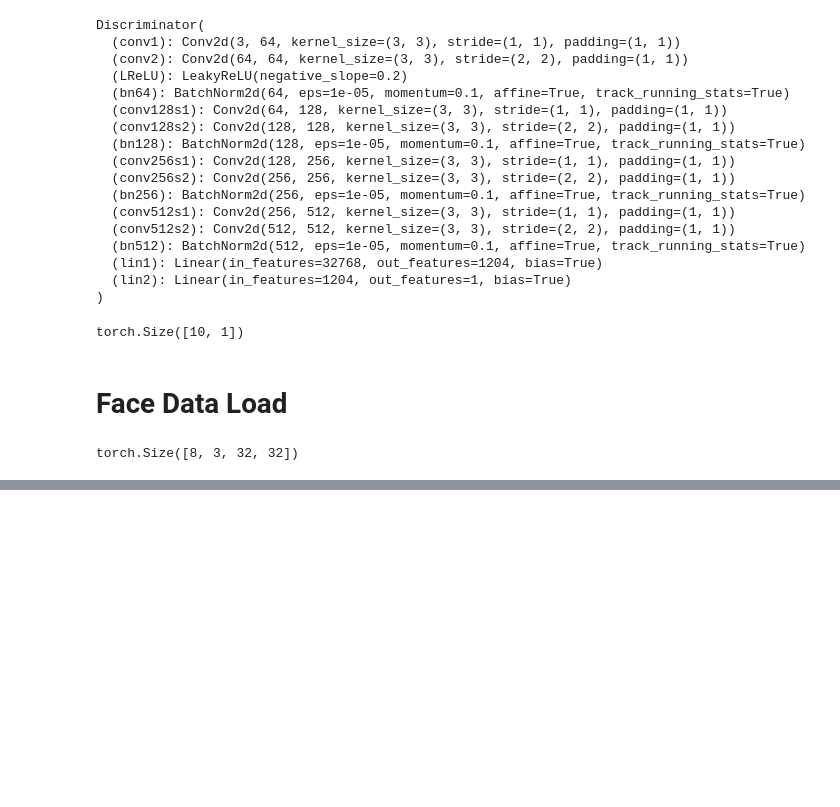
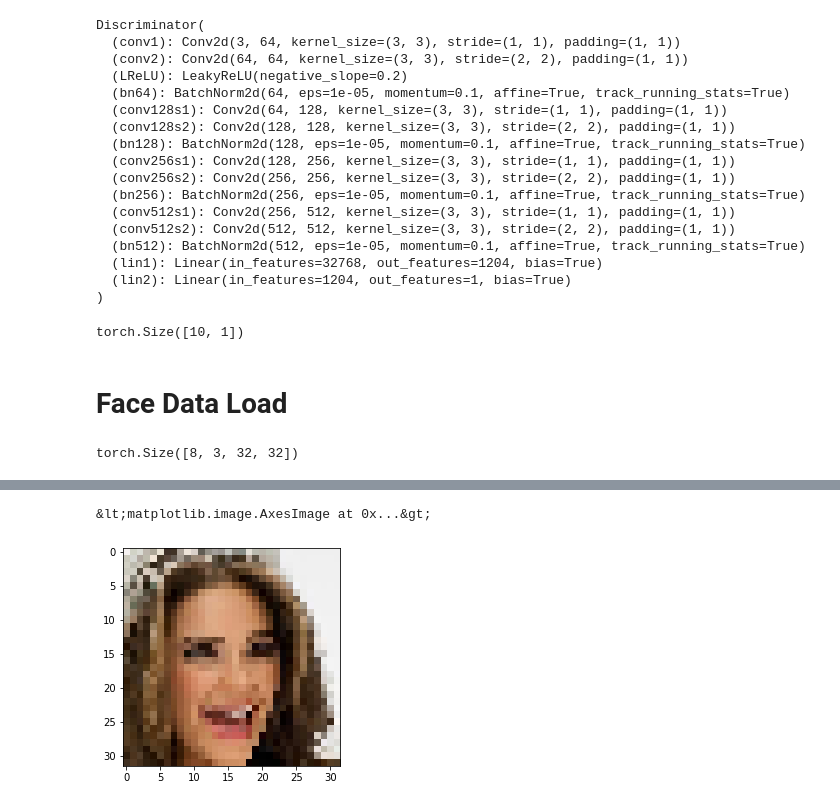
Before and after one commit to khlee369/SRGAN, a Jupyter notebook: test.ipynb, the cells around one changed output, grey strips where cells are left out. Drawn from its saved outputs; the diff is of its cells as text; code cells hidden in the pictures; blank space fills up the shorter version.

```diff
--- a/test.ipynb
+++ b/test.ipynb
@@ -71,0 +107,4 @@ torch.Size([8, 3, 128, 128])
+# %%
+trans_img = trans(img)
+print(trans_img.size())
+print(trans_img)
@@ -71,0 +129,5 @@ torch.Size([8, 3, 128, 128])
+# %%
+plt.imshow(np.ceil(np.transpose((trans_img/2+0.5).numpy(), (1,2,0))*255).astype(int))
+# %% [output]
+&lt;matplotlib.image.AxesImage at 0x...&gt;
+[figure, added]
```
Also changed, not shown: parts of 16 cells of this notebook.
